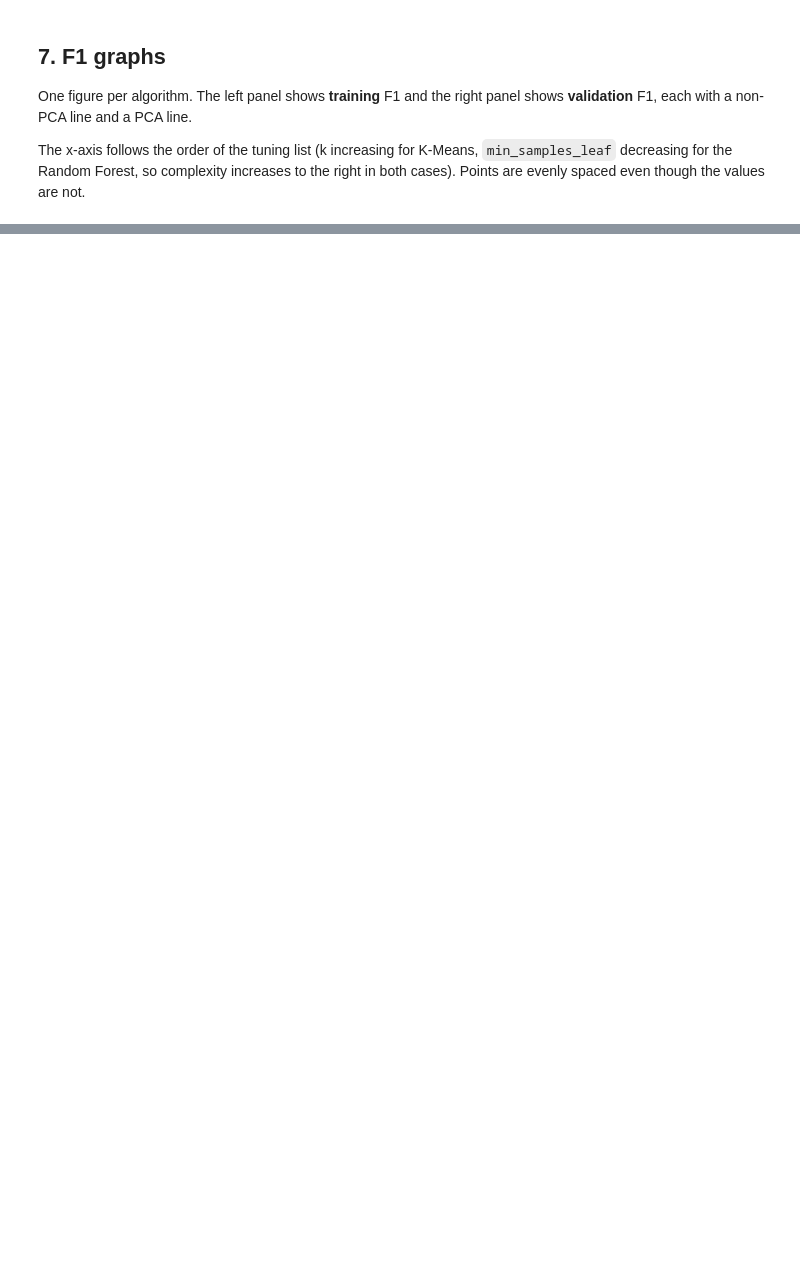
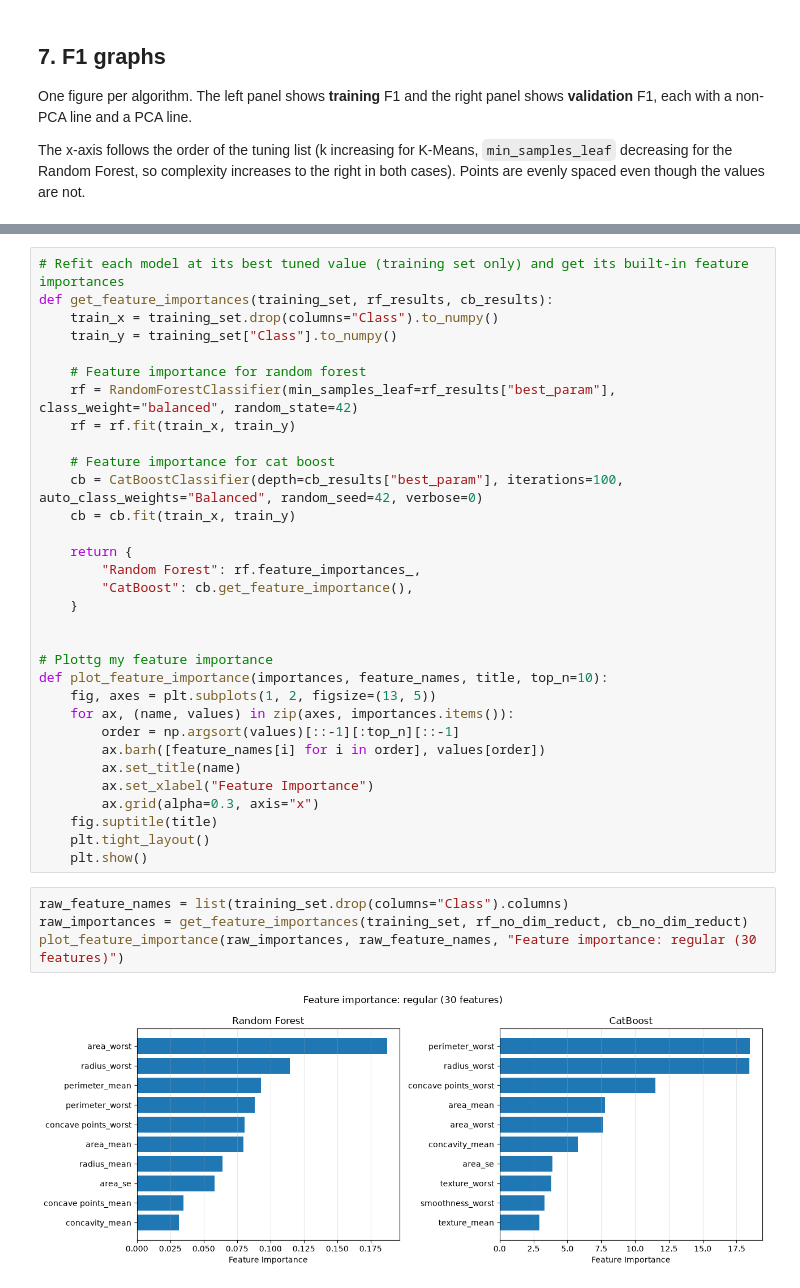
Before and after one commit to harrisonyeboah/decision-tree-ml-240, a Jupyter notebook: decision-tree-exp-2.ipynb, the cells around one changed output, grey strips where cells are left out. Drawn from its saved outputs; the diff is of its cells as text; blank space fills up the shorter version.

```diff
--- a/decision-tree-exp-2.ipynb
+++ b/decision-tree-exp-2.ipynb
@@ -511,0 +673,38 @@ plot_f1(rf_no_dim_reduct, rf_pca, "Random Forest", "min_samples_leaf")
+# %%
+# Refit each model at its best tuned value (training set only) and get its built-in feature importances
+def get_feature_importances(training_set, rf_results, cb_results):
+    train_x = training_set.drop(columns="Class").to_numpy()
+    train_y = training_set["Class"].to_numpy()
+
+    # Feature importance for random forest
+    rf = RandomForestClassifier(min_samples_leaf=rf_results["best_param"], class_weight="balanced", random_state=42)
+    rf = rf.fit(train_x, train_y)
+
+    # Feature importance for cat boost
+    cb = CatBoostClassifier(depth=cb_results["best_param"], iterations=100, auto_class_weights="Balanced", random_seed=42, verbose=0)
+    cb = cb.fit(train_x, train_y)
+
+    return {
+        "Random Forest": rf.feature_importances_,
+        "CatBoost": cb.get_feature_importance(),
+    }
+
+
+# Plottg my feature importance
+def plot_feature_importance(importances, feature_names, title, top_n=10):
+    fig, axes = plt.subplots(1, 2, figsize=(13, 5))
+    for ax, (name, values) in zip(axes, importances.items()):
+        order = np.argsort(values)[::-1][:top_n][::-1]
+        ax.barh([feature_names[i] for i in order], values[order])
+        ax.set_title(name)
+        ax.set_xlabel("Feature Importance")
+        ax.grid(alpha=0.3, axis="x")
+    fig.suptitle(title)
+    plt.tight_layout()
+    plt.show()
+# %%
+raw_feature_names = list(training_set.drop(columns="Class").columns)
+raw_importances = get_feature_importances(training_set, rf_no_dim_reduct, cb_no_dim_reduct)
+plot_feature_importance(raw_importances, raw_feature_names, "Feature importance: regular (30 features)")
+# %% [output]
+[figure, added]
```
Also changed, not shown: parts of 10 cells of this notebook.
